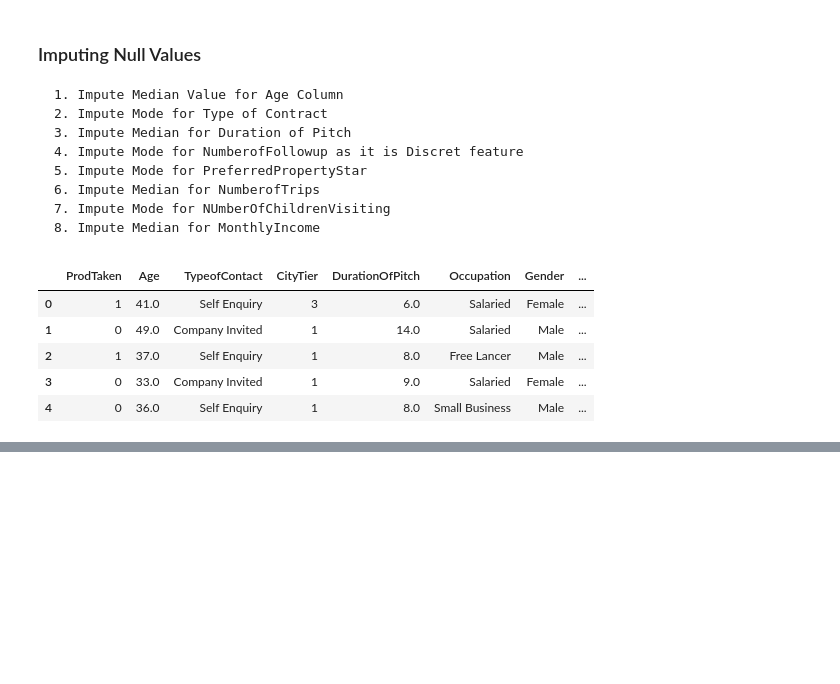
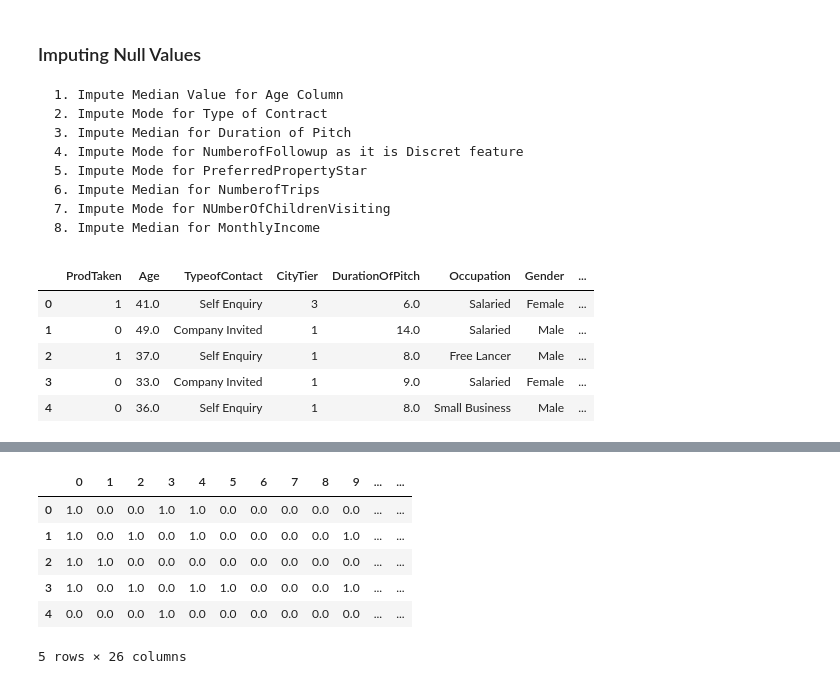
Before and after one commit to mukulvyas/wellness-tourism-predictive-model, a Jupyter notebook: Wellness_Tourism_Model.ipynb, the cells around one changed output, grey strips where cells are left out. Drawn from its saved outputs; the diff is of its cells as text; code cells hidden in the pictures; blank space fills up the shorter version.

```diff
--- a/Wellness_Tourism_Model.ipynb
+++ b/Wellness_Tourism_Model.ipynb
@@ -172,0 +227,4 @@ dataset.head()
+# %%
+from sklearn.model_selection import train_test_split
+X = dataset.drop(['ProdTaken'], axis=1)
+y = dataset['ProdTaken']
@@ -172,0 +248,4 @@ dataset.head()
+# %%
+## train test split
+
+X_train, X_test, y_train, y_test = train_test_split(X,y,test_size = 0.2, random_state=42)
@@ -172,0 +276,21 @@ dataset.head()
+# %%
+# Create Column Transformer with 3 types of Transformers
+
+categorical_features = X.select_dtypes(include=['object']).columns
+numerical_features = X.select_dtypes(exclude=['object']).columns
+
+from sklearn.preprocessing import OneHotEncoder, StandardScaler
+from sklearn.compose import ColumnTransformer
+
+numeric_transformer = StandardScaler()
+categorical_transformer = OneHotEncoder(drop='first') # drop first column to avoid dummy variable trap
+
+preprocessor = ColumnTransformer(
+    [
+        ("OneHotEncoder", categorical_transformer, categorical_features),
+        ("StandardScaler", numeric_transformer, numerical_features)
+    ]
+)
+# %%
+## applying transformation on train with fit_transform
+X_train = preprocessor.fit_transform(X_train)
@@ -172,0 +300,10 @@ dataset.head()
+# %%
+pd.DataFrame(X_train).head()
+# %% [output]
+|  | 0 | 1 | 2 | 3 | 4 | 5 | 6 | 7 | 8 | 9 | ... | ... |
+| 0 | 1.0 | 0.0 | 0.0 | 1.0 | 1.0 | 0.0 | 0.0 | 0.0 | 0.0 | 0.0 | ... | ... |
+| 1 | 1.0 | 0.0 | 1.0 | 0.0 | 1.0 | 0.0 | 0.0 | 0.0 | 0.0 | 1.0 | ... | ... |
+| 2 | 1.0 | 1.0 | 0.0 | 0.0 | 0.0 | 0.0 | 0.0 | 0.0 | 0.0 | 0.0 | ... | ... |
+| 3 | 1.0 | 0.0 | 1.0 | 0.0 | 1.0 | 1.0 | 0.0 | 0.0 | 0.0 | 1.0 | ... | ... |
+| 4 | 0.0 | 0.0 | 0.0 | 1.0 | 0.0 | 0.0 | 0.0 | 0.0 | 0.0 | 0.0 | ... | ... |
+5 rows × 26 columns
```
Also changed, not shown: parts of 16 cells of this notebook.
